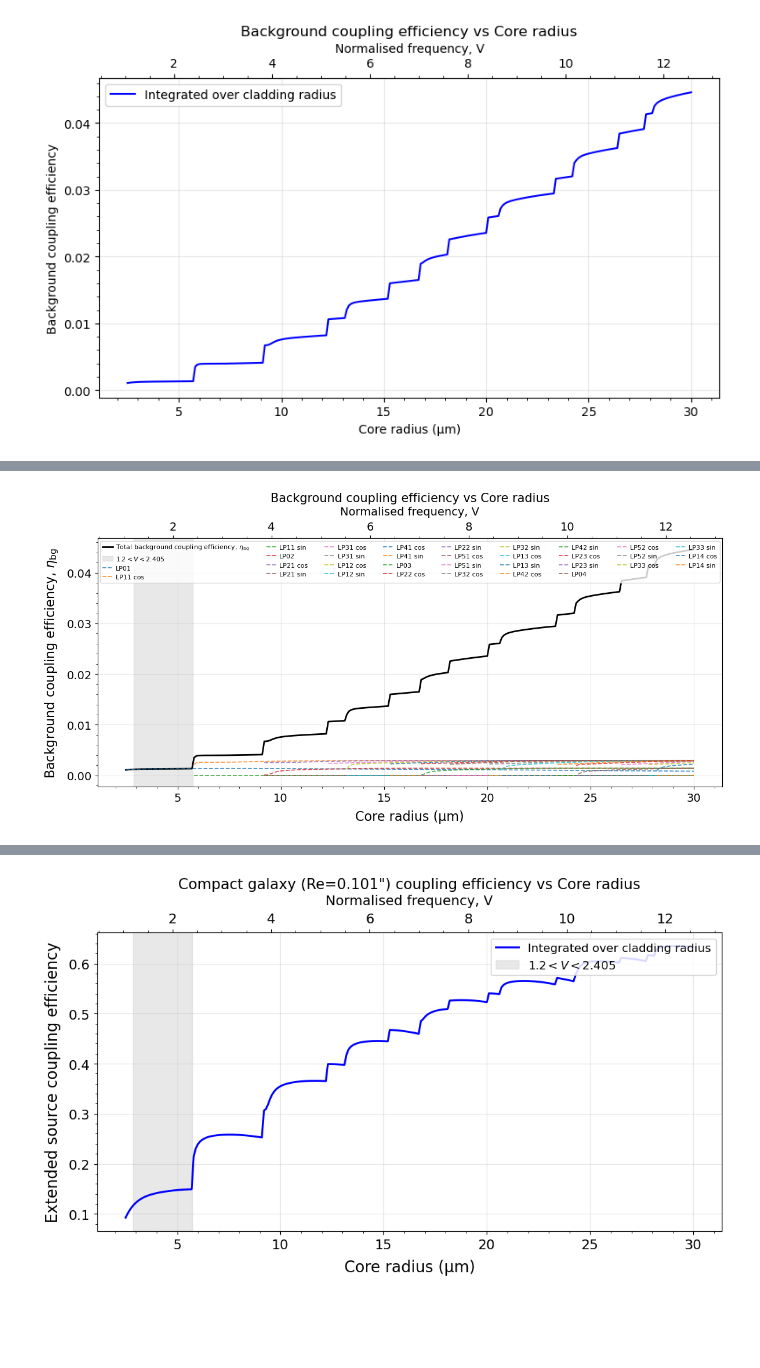
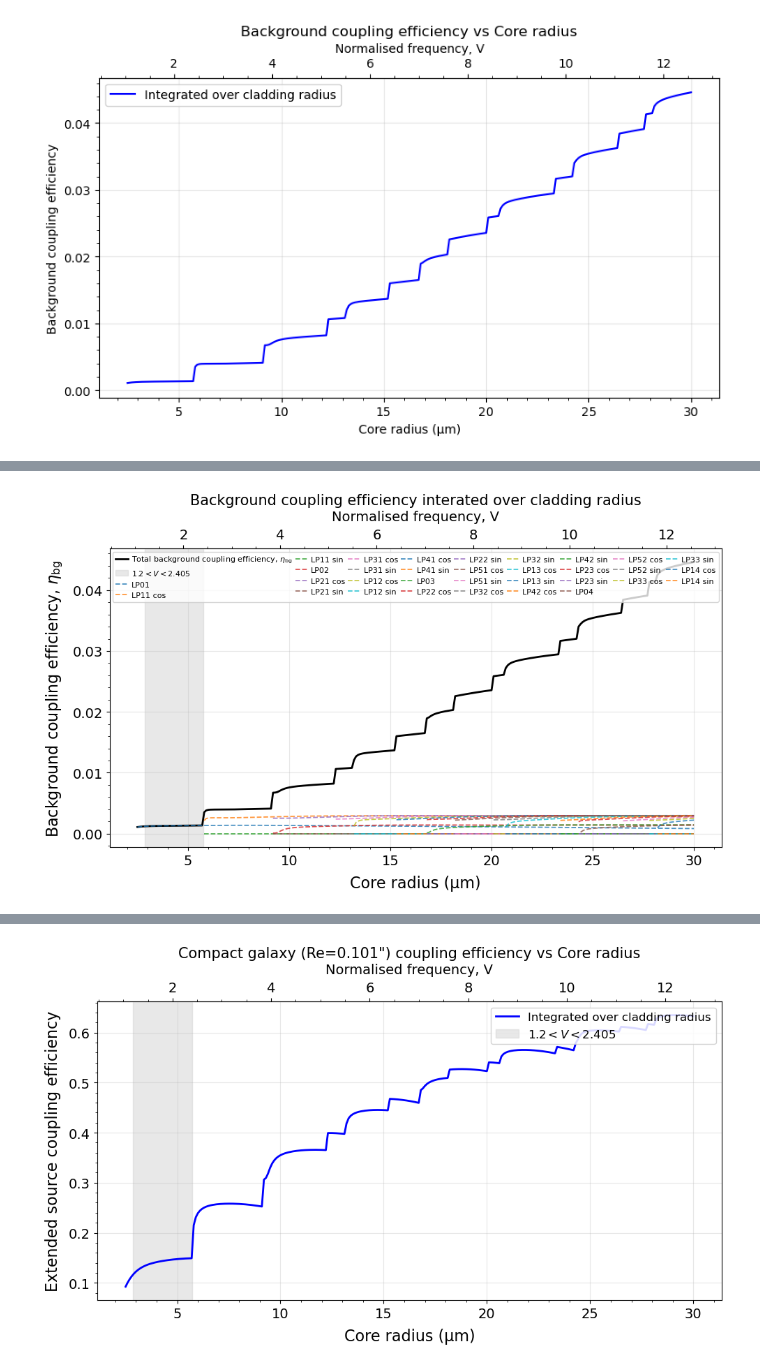
Before and after one commit to TongyueLiu/OH-Suppression-MRes-Project, a Jupyter notebook: notebooks/codes_for_plotting_only/Galaxy_SNR_Estimation_2_int_cases_plotting_only.ipynb, the cells around one changed output, grey strips where cells are left out. Cells and saved outputs as stored; diff of their text form; code cells hidden in the pictures; blank space fills up the shorter version.

```diff
--- a/notebooks/codes_for_plotting_only/Galaxy_SNR_Estimation_2_int_cases_plotting_only.ipynb
+++ b/notebooks/codes_for_plotting_only/Galaxy_SNR_Estimation_2_int_cases_plotting_only.ipynb
@@ -528,7 +616,7 @@ def plot_background_efficiency_all_modes(
         core_radius_array
     )
 
-    fig, ax1 = plt.subplots(figsize=(12, 6))
+    fig, ax1 = plt.subplots(figsize=(10, 6))
 
     # Total background coupling efficiency
     ax1.plot(
@@ -620,12 +708,12 @@ def plot_background_efficiency_all_modes(
 # %%
 mode_eta_bg_cladding, mode_lines_bg_cladding = plot_background_efficiency_all_modes(
     core_radius_array=core_radius_range_full,
     eta_bg_total=eta_bg_cladding,
     results=results_bg_mmf_clad_LIGHT,
-    title="Background coupling efficiency vs Core radius"
+    title="Background coupling efficiency interated over cladding radius"
 )
 # %% [output]
-[figure, old version]
+[figure, new version]
 # %%
 # plt.plot(core_radius_range_full*1e6, eta_bg_core, label='integrated over core radius', color='r')
 # plt.xlabel('Core radius (microns)')
```
Also changed, not shown: parts of 11 cells of this notebook, 9 other files.
